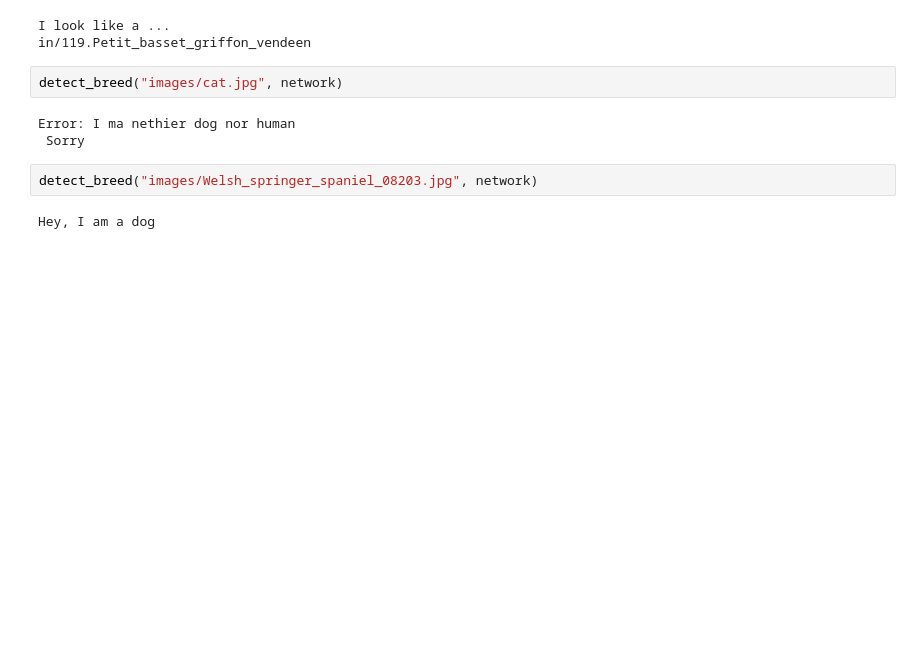
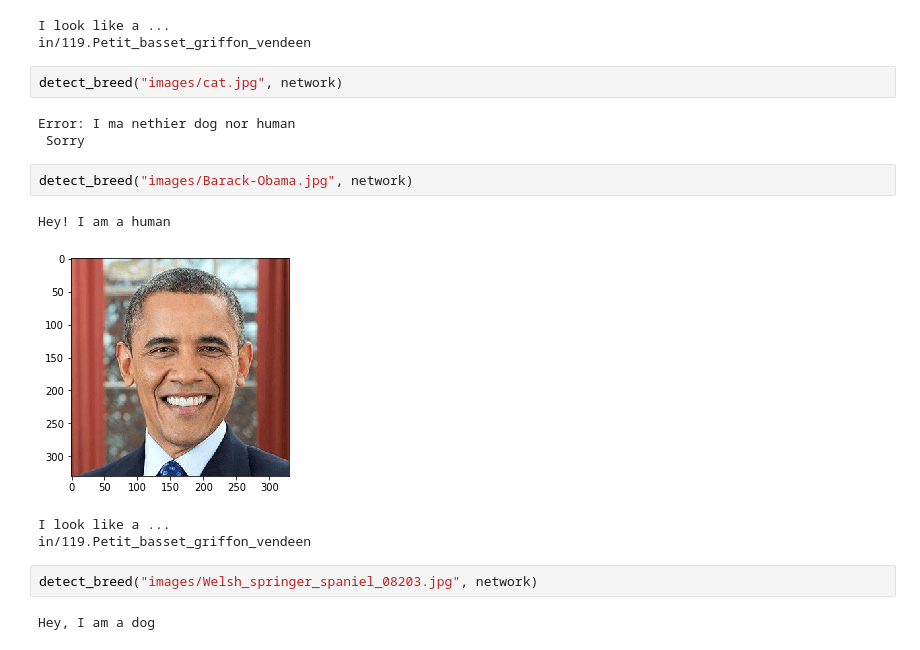
Before and after one commit to Sakshi2018/Dog-Breed-Classifier_Udacity, a Jupyter notebook: dog_app.ipynb, the cells around one changed output. Drawn from its saved outputs; the diff is of its cells as text; blank space fills up the shorter version.

```diff
--- a/dog_app.ipynb
+++ b/dog_app.ipynb
@@ -1151,6 +1155,13 @@ detect_breed("images/cat.jpg", network)
 # %% [output]
 Error: I ma nethier dog nor human
  Sorry
+# %%
+detect_breed("images/Barack-Obama.jpg", network)
+# %% [output]
+Hey! I am a human
+[figure, added]
+I look like a ...
+in/119.Petit_basset_griffon_vendeen
 # %%
 detect_breed("images/Welsh_springer_spaniel_08203.jpg", network)
 # %% [output]
```
Also changed, not shown: parts of 7 cells of this notebook.
